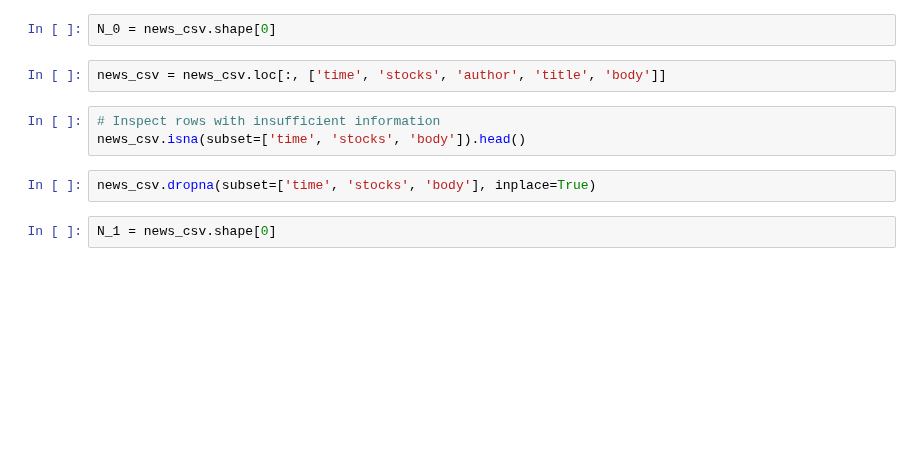
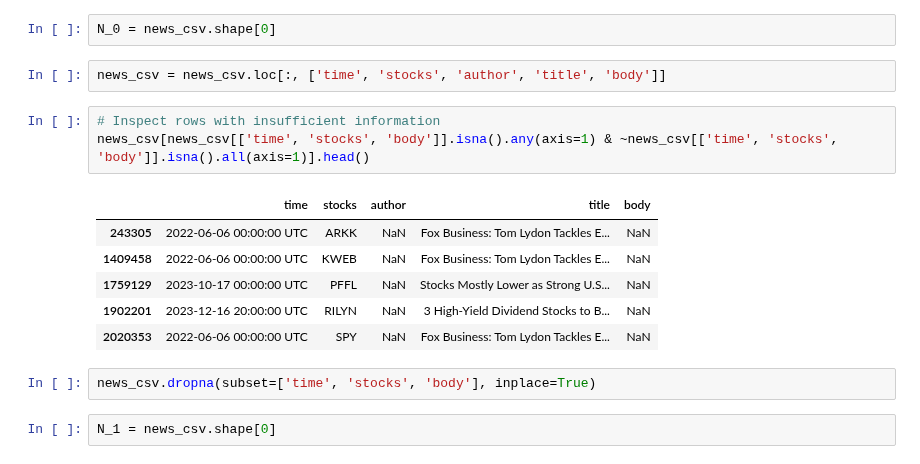
Before and after one commit to adrianbeer/LLM-News-Trading, a Jupyter notebook: src/preprocessing/fnspid_csv_parser.ipynb, the cells around one changed output. Drawn from its saved outputs; the diff is of its cells as text; blank space fills up the shorter version.

```diff
--- a/src/preprocessing/fnspid_csv_parser.ipynb
+++ b/src/preprocessing/fnspid_csv_parser.ipynb
@@ -27,7 +29,14 @@ N_0 = news_csv.shape[0]
 news_csv = news_csv.loc[:, ['time', 'stocks', 'author', 'title', 'body']]
 # %%
 # Inspect rows with insufficient information
-news_csv.isna(subset=['time', 'stocks', 'body']).head()
+news_csv[news_csv[['time', 'stocks', 'body']].isna().any(axis=1) & ~news_csv[['time', 'stocks', 'body']].isna().all(axis=1)].head()
+# %% [output]
+|  | time | stocks | author | title | body |
+| 243305 | 2022-06-06 00:00:00 UTC | ARKK | NaN | Fox Business: Tom Lydon Tackles E... | NaN |
+| 1409458 | 2022-06-06 00:00:00 UTC | KWEB | NaN | Fox Business: Tom Lydon Tackles E... | NaN |
+| 1759129 | 2023-10-17 00:00:00 UTC | PFFL | NaN | Stocks Mostly Lower as Strong U.S... | NaN |
+| 1902201 | 2023-12-16 20:00:00 UTC | RILYN | NaN | 3 High-Yield Dividend Stocks to B... | NaN |
+| 2020353 | 2022-06-06 00:00:00 UTC | SPY | NaN | Fox Business: Tom Lydon Tackles E... | NaN |
 # %%
 news_csv.dropna(subset=['time', 'stocks', 'body'], inplace=True)
 # %%
```
Also changed, not shown: parts of 8 cells of this notebook, 2 other files.
